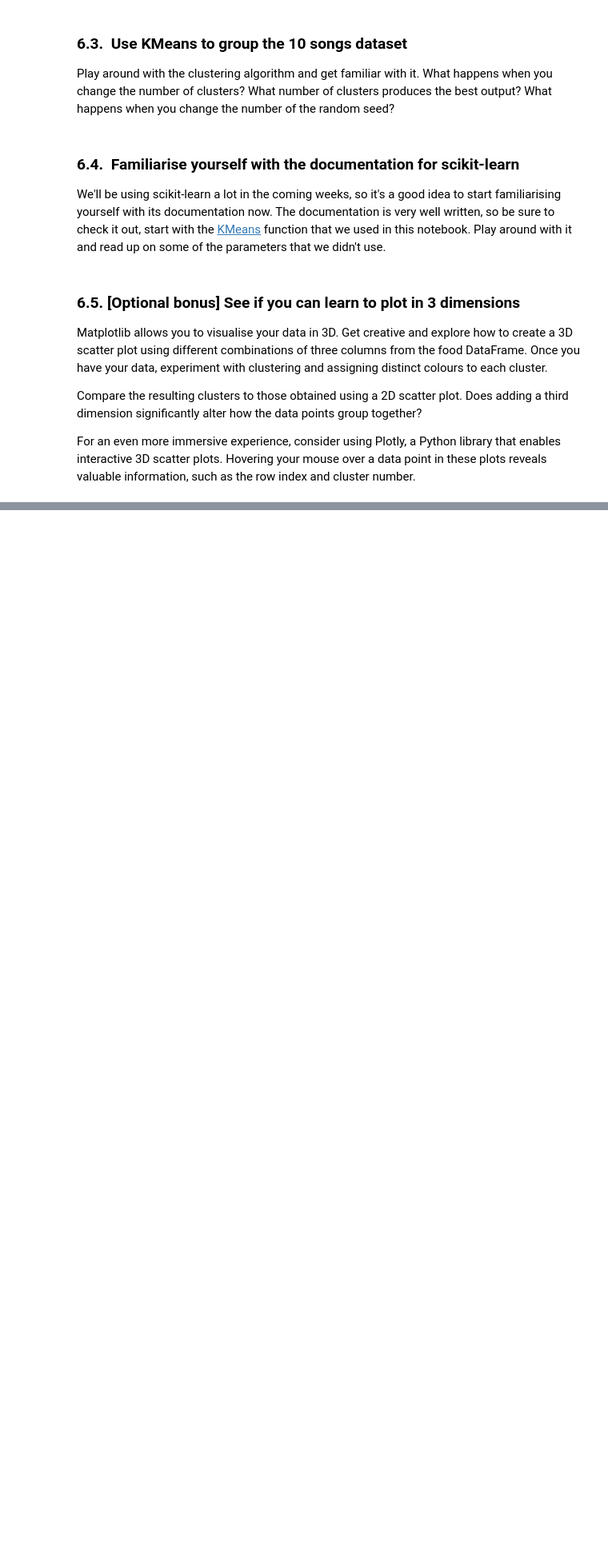
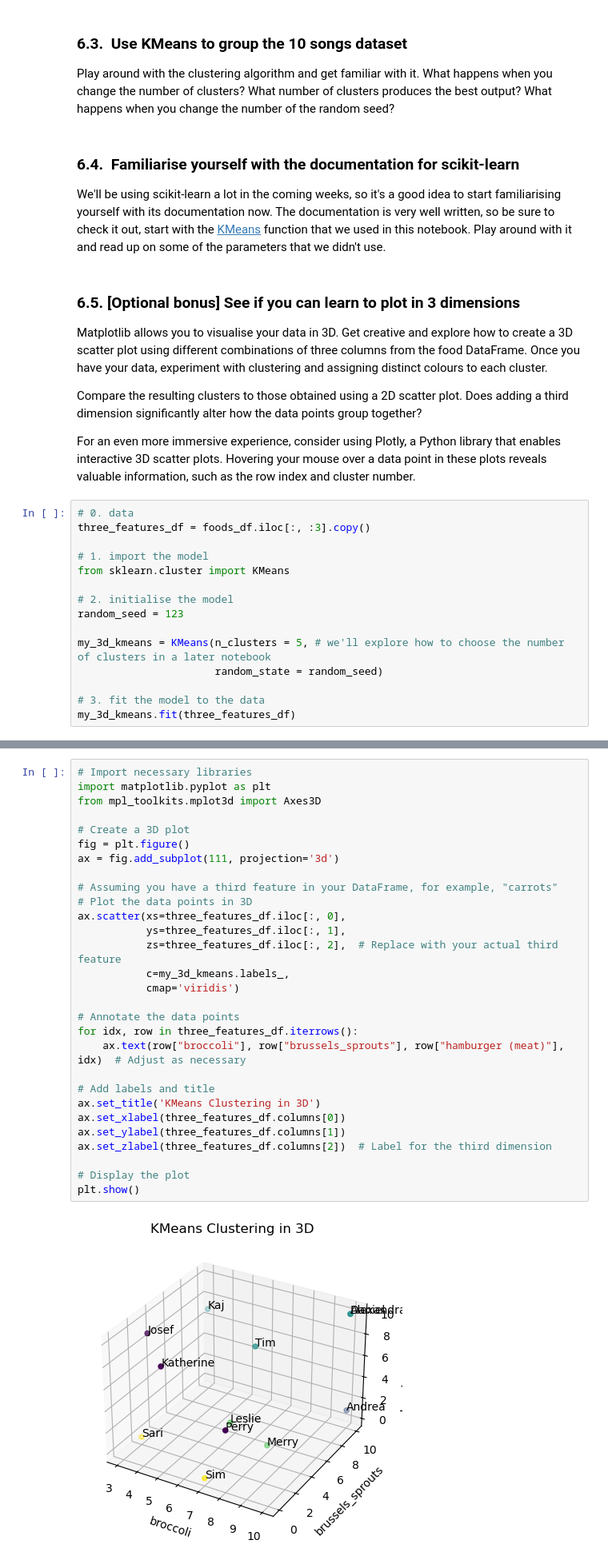
Before and after one commit to gastan81/unsupervised-ml, a Jupyter notebook: 1_introduction_to_kmeans.ipynb, the cells around one changed output, grey strips where cells are left out. Shown at 80% size. Saved outputs shown, nothing was run; the diff lists cells and outputs as text; blank space fills up the shorter version.

Commit message:
Bonus solved (3d plot).

```diff
--- a/1_introduction_to_kmeans.ipynb
+++ b/1_introduction_to_kmeans.ipynb
@@ -291,3 +291,18 @@ Matplotlib allows you to visualise your data in 3D. Get creative and explore how
 Compare the resulting clusters to those obtained using a 2D scatter plot. Does adding a third dimension significantly alter how the data points group together?
 
 For an even more immersive experience, consider using Plotly, a Python library that enables interactive 3D scatter plots. Hovering your mouse over a data point in these plots reveals valuable information, such as the row index and cluster number.
+# %%
+# 0. data
+three_features_df = foods_df.iloc[:, :3].copy()
+
+# 1. import the model
+from sklearn.cluster import KMeans
+
+# 2. initialise the model
+random_seed = 123
+
+my_3d_kmeans = KMeans(n_clusters = 5, # we'll explore how to choose the number of clusters in a later notebook
+                      random_state = random_seed)
+
+# 3. fit the model to the data
+my_3d_kmeans.fit(three_features_df)
@@ -293,0 +311,31 @@ For an even more immersive experience, consider using Plotly, a Python library t
+# %%
+# Import necessary libraries
+import matplotlib.pyplot as plt
+from mpl_toolkits.mplot3d import Axes3D
+
+# Create a 3D plot
+fig = plt.figure()
+ax = fig.add_subplot(111, projection='3d')
+
+# Assuming you have a third feature in your DataFrame, for example, "carrots"
+# Plot the data points in 3D
+ax.scatter(xs=three_features_df.iloc[:, 0],
+           ys=three_features_df.iloc[:, 1],
+           zs=three_features_df.iloc[:, 2],  # Replace with your actual third feature
+           c=my_3d_kmeans.labels_,
+           cmap='viridis')
+
+# Annotate the data points
+for idx, row in three_features_df.iterrows():
+    ax.text(row["broccoli"], row["brussels_sprouts"], row["hamburger (meat)"], idx)  # Adjust as necessary
+
+# Add labels and title
+ax.set_title('KMeans Clustering in 3D')
+ax.set_xlabel(three_features_df.columns[0])
+ax.set_ylabel(three_features_df.columns[1])
+ax.set_zlabel(three_features_df.columns[2])  # Label for the third dimension
+
+# Display the plot
+plt.show()
+# %% [output]
+[figure, added]
```
Also changed, not shown: parts of 5 cells of this notebook.
